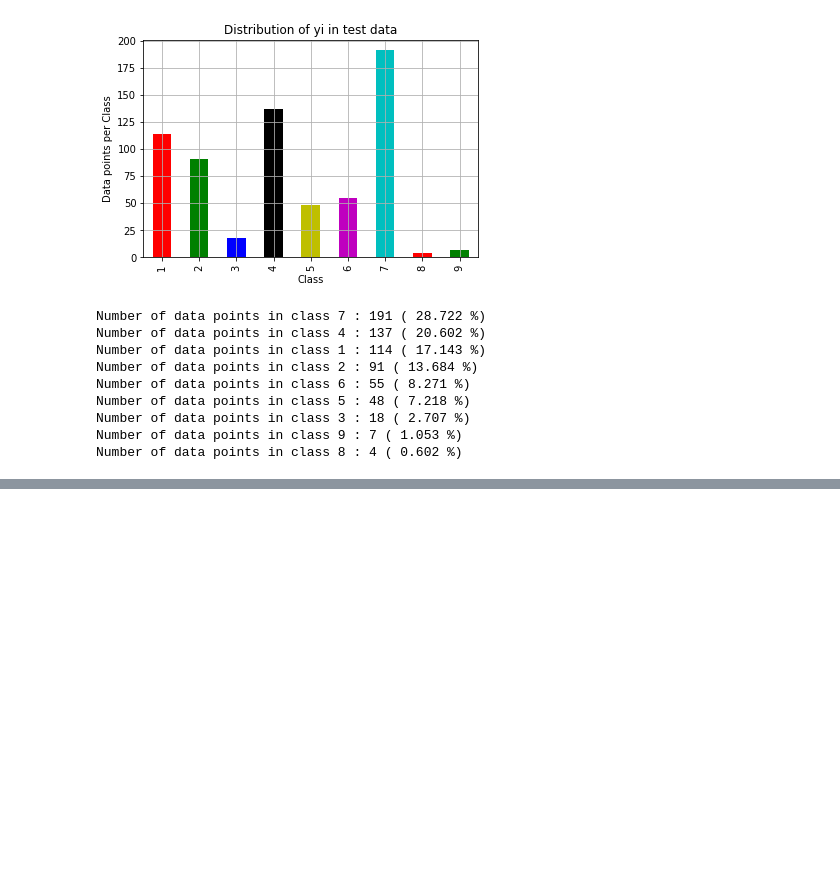
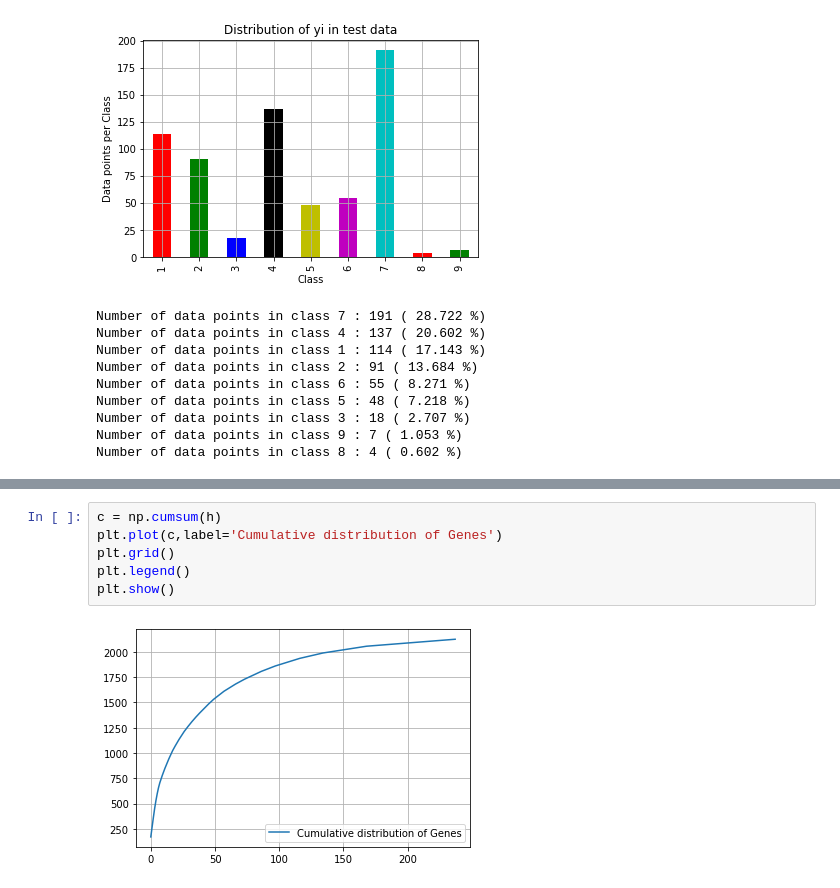
Before and after one commit to elNiNo009/Cancer_diagnosis, a Jupyter notebook: cancer_diag.ipynb, the cells around one changed output, grey strips where cells are left out. Saved outputs shown, nothing was run; the diff lists cells and outputs as text; blank space fills up the shorter version.

```diff
--- a/cancer_diag.ipynb
+++ b/cancer_diag.ipynb
@@ -273,0 +385,8 @@ Number of data points in class 8 : 4 ( 0.602 %)
+# %%
+c = np.cumsum(h)
+plt.plot(c,label='Cumulative distribution of Genes')
+plt.grid()
+plt.legend()
+plt.show()
+# %% [output]
+[figure, added]
```
Also changed, not shown: parts of 20 cells of this notebook.
